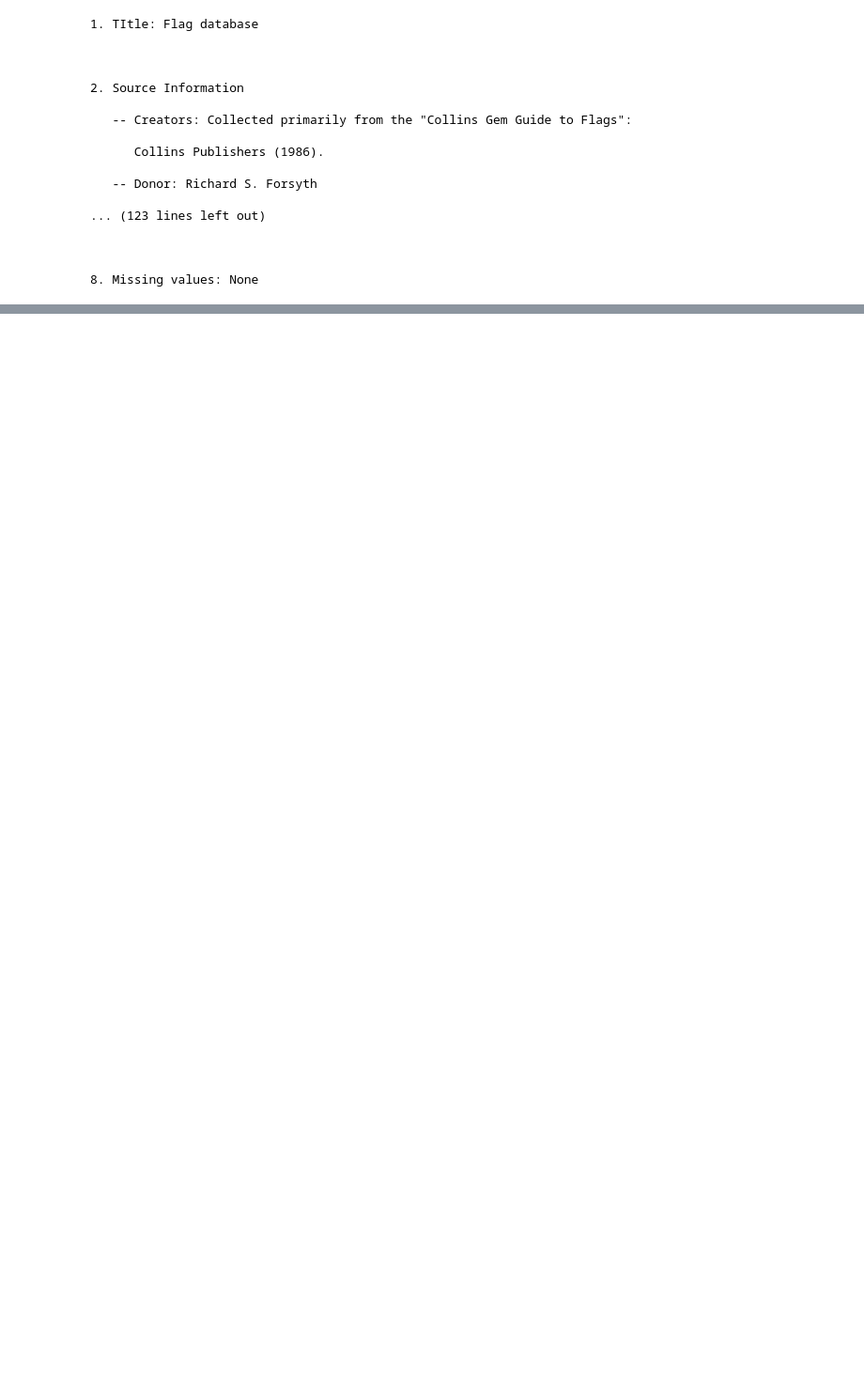
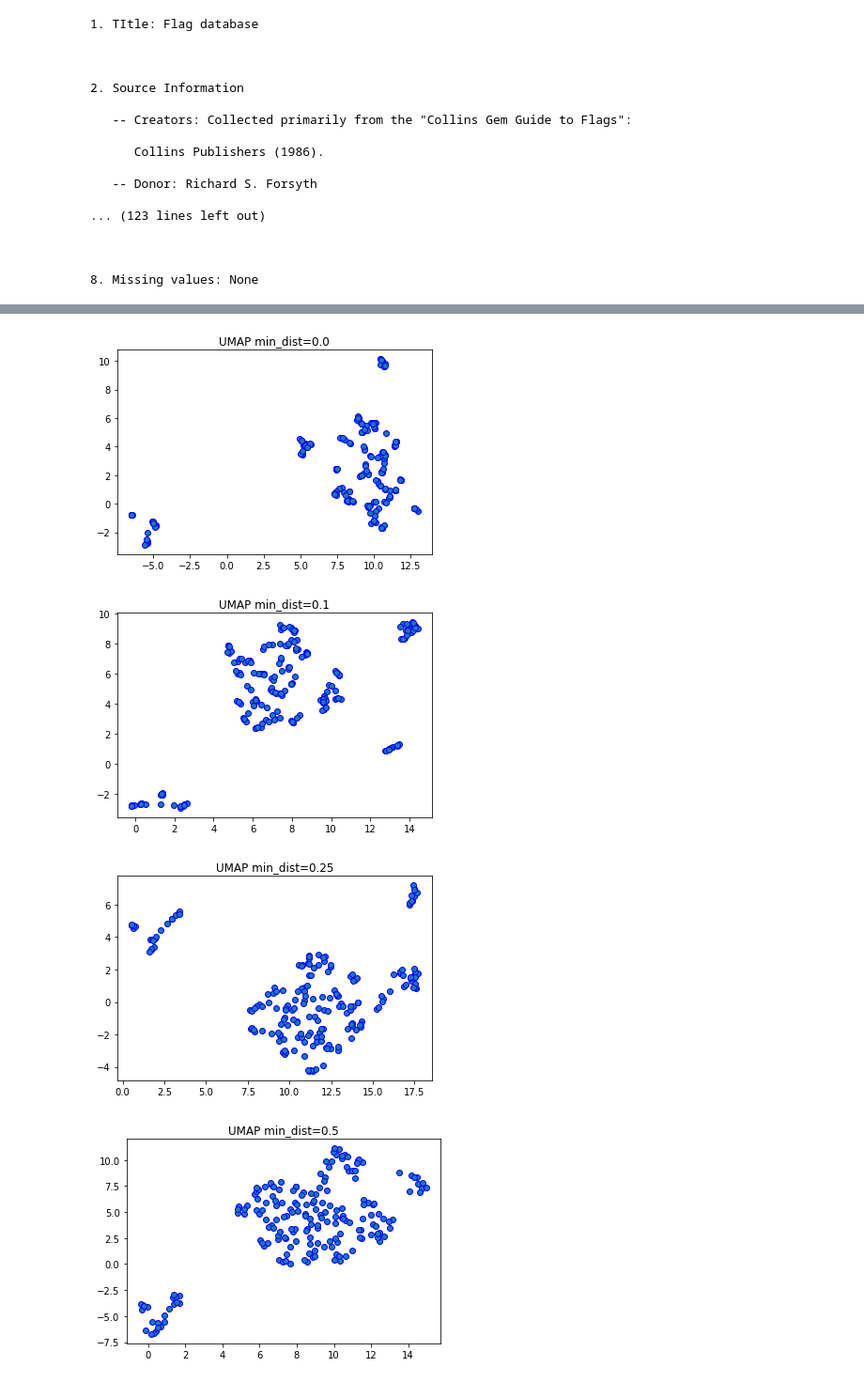
Before and after one commit to z33d1/neuro-labs, a Jupyter notebook: clusterization/main.ipynb, the cells around one changed output, grey strips where cells are left out. Shown at 94% size. Cells and saved outputs as stored; diff of their text form; code cells hidden in the pictures; blank space fills up the shorter version.

```diff
--- a/clusterization/main.ipynb
+++ b/clusterization/main.ipynb
@@ -65,0 +157,14 @@ X.head()
+# %%
+for dist in (0.0, 0.1, 0.25, 0.5, 0.8, 0.99):
+    umap_emb = umap.UMAP(n_neighbors=5, min_dist=dist, n_components=2, metric='euclidean')
+
+    show_reduced = umap_emb.fit_transform(X_std)
+    fig, ax = plt.subplots()
+    ax.scatter(show_reduced[:, 0], show_reduced[:, 1], edgecolor='b', )
+    ax.set_title(f'UMAP min_dist={dist}')
+    plt.show()
+# %% [output]
+[figure, added]
+[figure, added]
+[figure, added]
+[figure, added]
```
Also changed, not shown: parts of 17 cells of this notebook, 13 other files.
